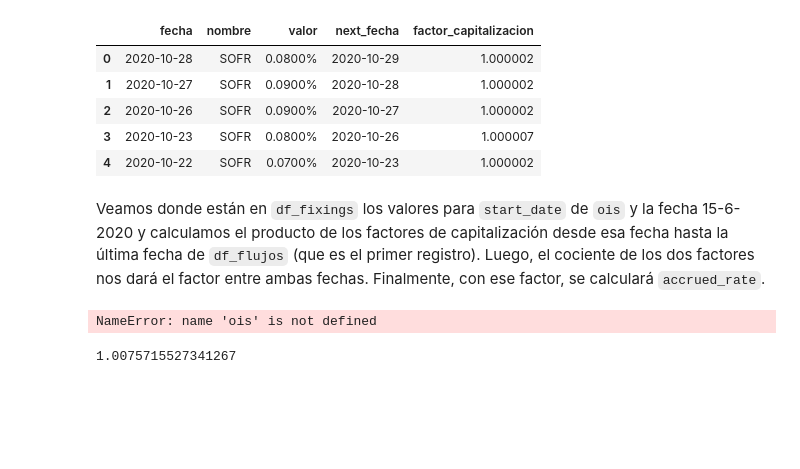
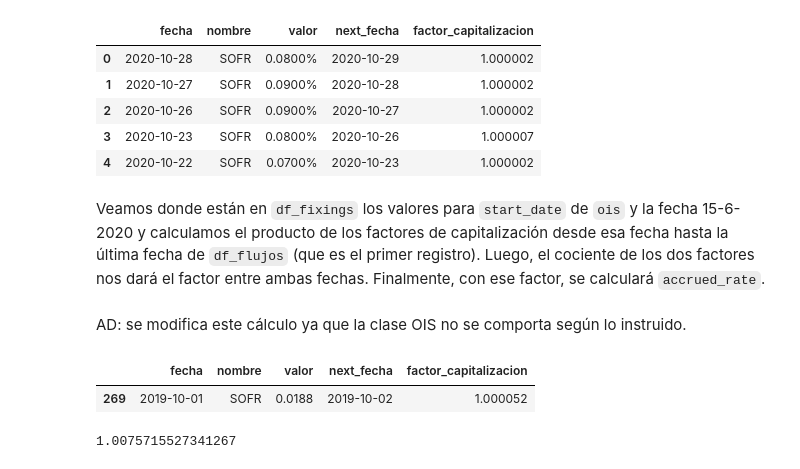
Before and after one commit to adiaz-efaa/mif-2020, a Jupyter notebook: tareas_1/Tarea1_RF_Carlos_Quintana-Daniel_Garcia_vinuesa.ipynb, the cells around one changed output. Cells and saved outputs as stored; diff of their text form; code cells hidden in the pictures; blank space fills up the shorter version.

```diff
--- a/tareas_1/Tarea1_RF_Carlos_Quintana-Daniel_Garcia_vinuesa.ipynb
+++ b/tareas_1/Tarea1_RF_Carlos_Quintana-Daniel_Garcia_vinuesa.ipynb
@@ -497,11 +513,15 @@ df_fixings.head().style.format({'valor': '{:.4%}'})
 | 4 | 2020-10-22 | SOFR | 0.0700% | 2020-10-23 | 1.000002 |
 # %% [markdown]
 Veamos donde están en `df_fixings` los valores para `start_date` de `ois` y la fecha 15-6-2020 y calculamos el producto de los factores de capitalización desde esa fecha hasta la última fecha de `df_flujos` (que es el primer registro). Luego, el cociente de los dos factores nos dará el factor entre ambas fechas. Finalmente, con ese factor, se calculará `accrued_rate`.
+# %% [markdown]
+AD: se modifica este cálculo ya que la clase OIS no se comporta según lo instruido.
 # %%
-start_date = ois.start_date.description(False)
+# start_date = ois.start_date.description(False)
+start_date = Qcf.QCDate(1, 10, 2019).description(False)
 df_fixings[df_fixings.fecha == start_date]
 # %% [output]
-NameError: name 'ois' is not defined
+|  | fecha | nombre | valor | next_fecha | factor_capitalizacion |
+| 269 | 2019-10-01 | SOFR | 0.0188 | 2019-10-02 | 1.000052 |
 # %%
 factor_largo = df_fixings.iloc[:270]['factor_capitalizacion'].prod()
 print(factor_largo)
```
Also changed, not shown: parts of 29 cells of this notebook, 7 other files.
